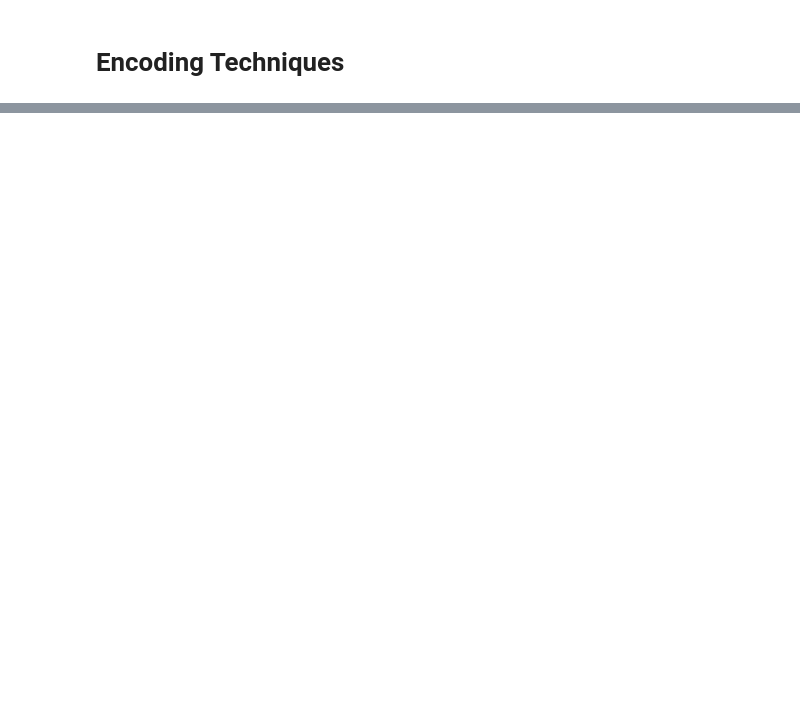
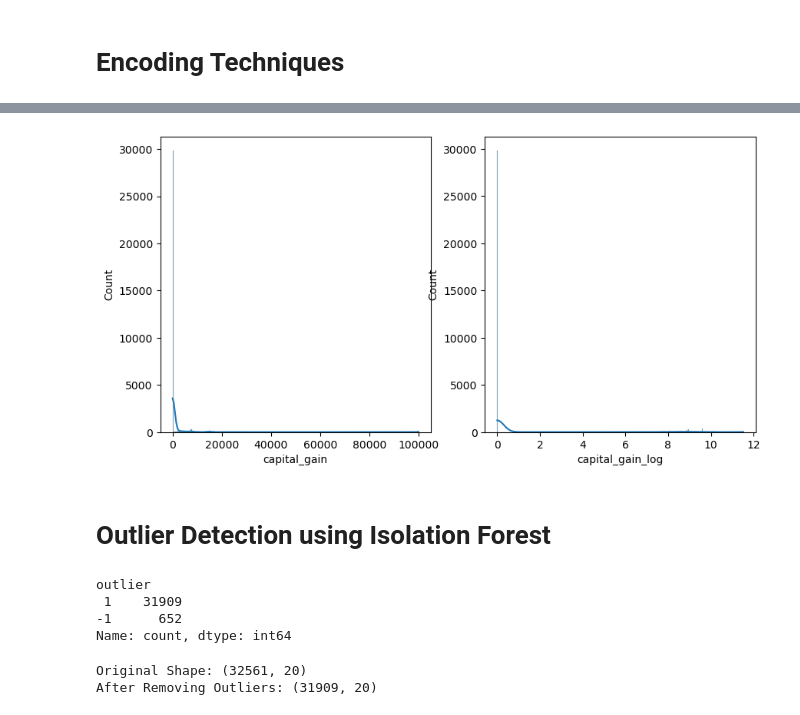
Before and after one commit to ramanagendra/Jupyter_notebooks, a Jupyter notebook: EDA2.ipynb, the cells around one changed output, grey strips where cells are left out. Cells and saved outputs as stored; diff of their text form; code cells hidden in the pictures; blank space fills up the shorter version.

```diff
--- a/EDA2.ipynb
+++ b/EDA2.ipynb
@@ -230,0 +305,7 @@ SyntaxError: invalid syntax (2830201818.py, line 1)
+# %%
+df["total_capital"] = (
+    df["capital_gain"] -
+    df["capital_loss"]
+)
+
+df[["capital_gain","capital_loss","total_capital"]].head()
@@ -230,0 +321,4 @@ SyntaxError: invalid syntax (2830201818.py, line 1)
+# %%
+df["work_intensity"] = (
+    df["hours_per_week"] / 40
+)
@@ -230,0 +327,8 @@ SyntaxError: invalid syntax (2830201818.py, line 1)
+# %%
+df["age_group"] = pd.cut(
+    df["age"],
+    bins=[0,25,40,60,100],
+    labels=["Young","Adult","Middle_Age","Senior"]
+)
+
+df.head()
@@ -230,0 +348,4 @@ SyntaxError: invalid syntax (2830201818.py, line 1)
+# %%
+df["capital_gain_log"] = np.log1p(df["capital_gain"])
+
+df[["capital_gain","capital_gain_log"]].head()
@@ -230,0 +359,40 @@ SyntaxError: invalid syntax (2830201818.py, line 1)
+# %%
+plt.figure(figsize=(10,5))
+
+plt.subplot(1,2,1)
+sns.histplot(df["capital_gain"], kde=True)
+
+plt.subplot(1,2,2)
+sns.histplot(df["capital_gain_log"], kde=True)
+
+plt.show()
+# %% [output]
+[figure, added]
+# %% [markdown]
+# Outlier Detection using Isolation Forest
+# %%
+numeric_data = df[numerical_cols]
+
+iso = IsolationForest(
+    contamination=0.02,
+    random_state=42
+)
+
+outliers = iso.fit_predict(numeric_data)
+
+df["outlier"] = outliers
+
+df["outlier"].value_counts()
+# %% [output]
+outlier
+ 1    31909
+-1      652
+Name: count, dtype: int64
+# %%
+df_clean = df[df["outlier"] == 1]
+
+print("Original Shape:",df.shape)
+print("After Removing Outliers:",df_clean.shape)
+# %% [output]
+Original Shape: (32561, 20)
+After Removing Outliers: (31909, 20)
```
Also changed, not shown: parts of 27 cells of this notebook.
